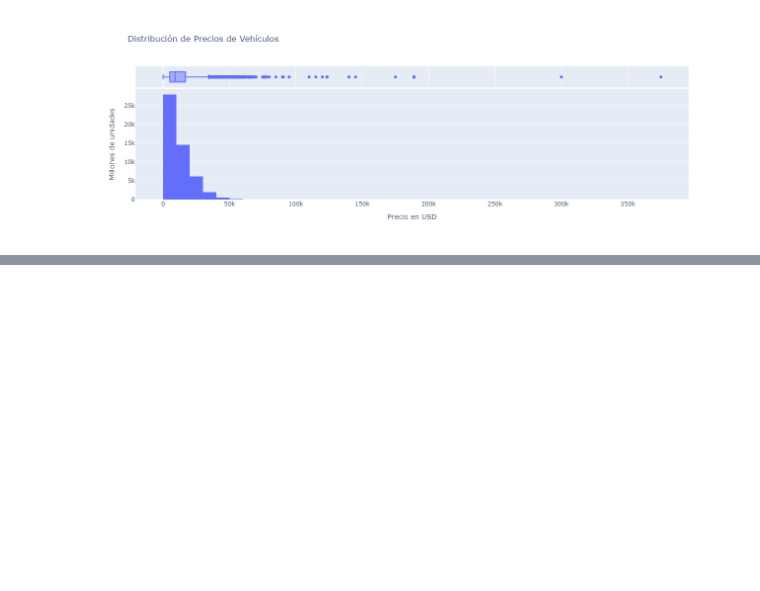
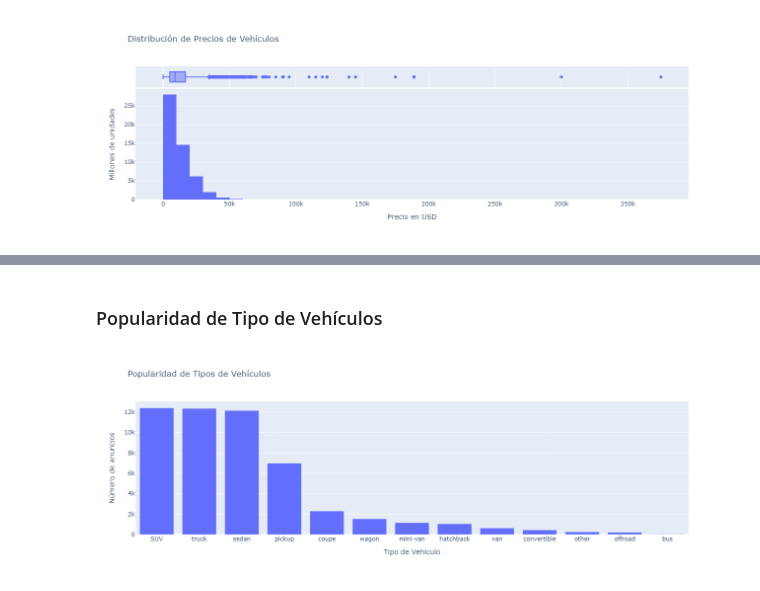
Before and after one commit to Claudio-Laz/sprint_7_project, a Jupyter notebook: notebooks/EDA.ipynb, the cells around one changed output, grey strips where cells are left out. Saved outputs shown, nothing was run; the diff lists cells and outputs as text; code cells hidden in the pictures; blank space fills up the shorter version.

```diff
--- a/notebooks/EDA.ipynb
+++ b/notebooks/EDA.ipynb
@@ -49,0 +66,15 @@ Image("price_distribution.png") # Se muestra imagen del gráfico anterior para q
+# %% [markdown]
+### Popularidad de Tipo de Vehículos
+# %%
+df_vehicles_type = df_vehicles["type"].value_counts().reset_index()
+
+fig_vehicle_types = px.bar(df_vehicles_type,
+                           x = "type",
+                           y = "count",
+                           title = "Popularidad de Tipos de Vehículos",
+                           labels = {"type": "Tipo de Vehículo", "count": "Número de anuncios"})
+
+# fig_vehicle_types.show()
+Image("vehicles_type.png")
+# %% [output]
+[figure, added]
```
Also changed, not shown: parts of 8 cells of this notebook.
